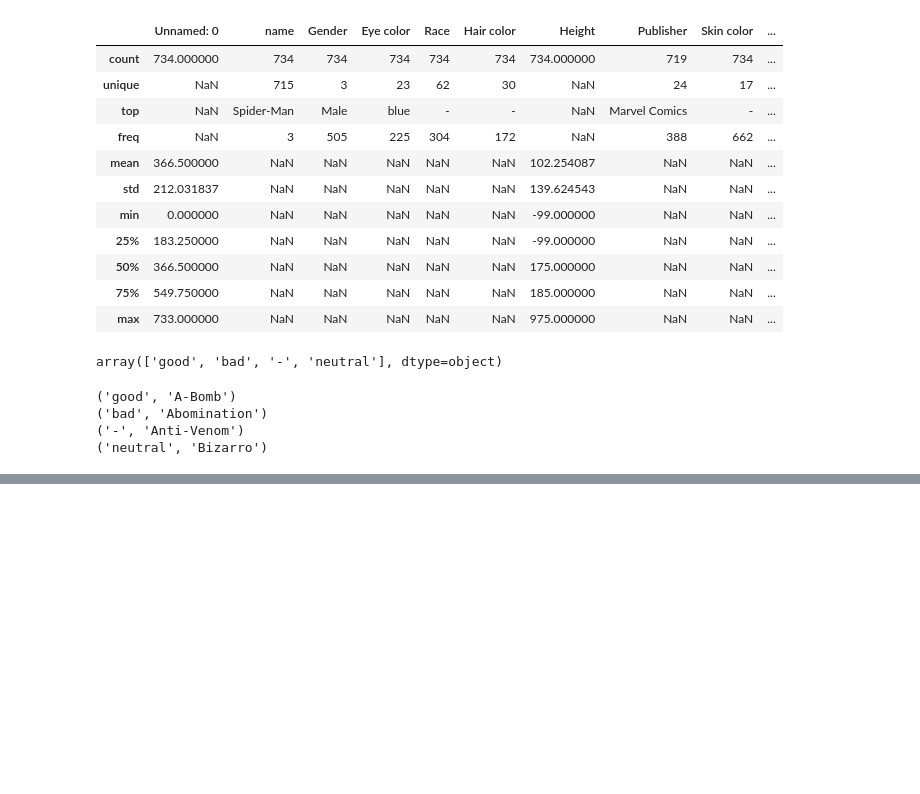
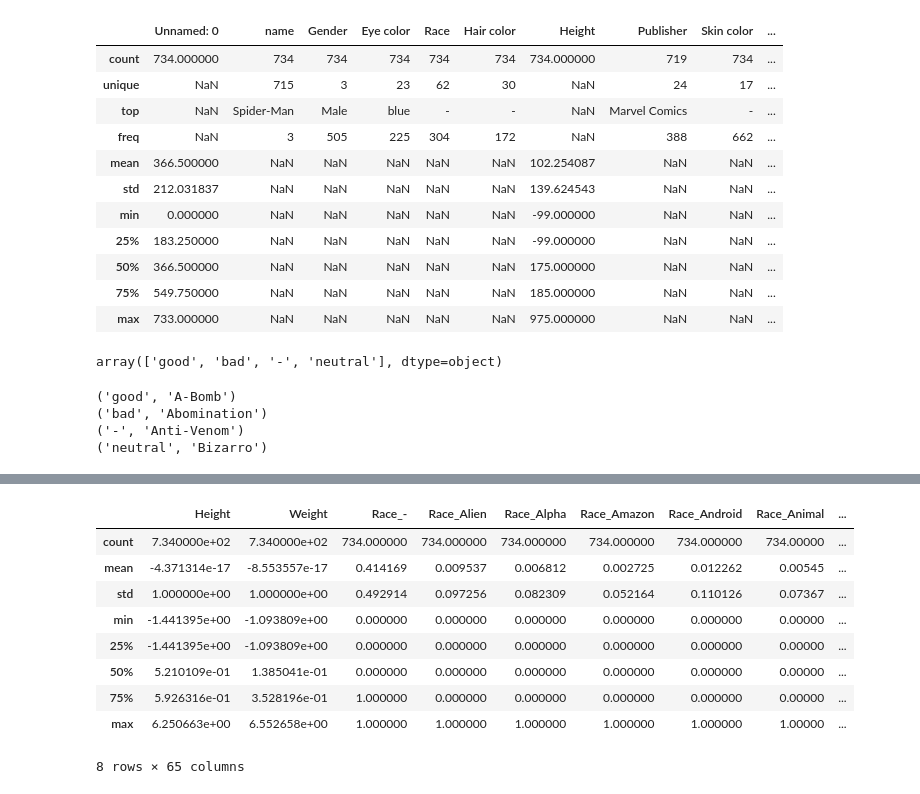
Before and after one commit to ViolettaShirokikh/MachineLearning, a Jupyter notebook: lab1.ipynb, the cells around one changed output, grey strips where cells are left out. Cells and saved outputs as stored; diff of their text form; code cells hidden in the pictures; blank space fills up the shorter version.

```diff
--- a/lab1.ipynb
+++ b/lab1.ipynb
@@ -246,0 +348,4 @@ for x in data['Alignment'].unique():
+# %%
+data.at[data['Gender'] == 'Male', 'Gender'] = 0
+data.at[data['Gender'] == 'Female', 'Gender'] = 1
+data['Gender'].describe()
@@ -246,0 +362,3 @@ for x in data['Alignment'].unique():
+# %%
+data_nonbinary = pd.get_dummies(data[nonbinary_columns])
+print(data_nonbinary.columns)
@@ -246,0 +386,3 @@ for x in data['Alignment'].unique():
+# %%
+data_numerical = data[numerical_columns]
+data_numerical.describe()
@@ -246,0 +399,2 @@ for x in data['Alignment'].unique():
+# %%
+data_numerical = (data_numerical - data_numerical.mean(axis = 0))/data_numerical.std(axis = 0)
@@ -246,0 +414,14 @@ for x in data['Alignment'].unique():
+# %%
+data = pd.concat((data_numerical, data_nonbinary, data[binary_columns]), axis = 1)
+data.describe()
+# %% [output]
+|  | Height | Weight | Race_- | Race_Alien | Race_Alpha | Race_Amazon | Race_Android | Race_Animal | ... |
+| count | 7.340000e+02 | 7.340000e+02 | 734.000000 | 734.000000 | 734.000000 | 734.000000 | 734.000000 | 734.00000 | ... |
+| mean | -4.371314e-17 | -8.553557e-17 | 0.414169 | 0.009537 | 0.006812 | 0.002725 | 0.012262 | 0.00545 | ... |
+| std | 1.000000e+00 | 1.000000e+00 | 0.492914 | 0.097256 | 0.082309 | 0.052164 | 0.110126 | 0.07367 | ... |
+| min | -1.441395e+00 | -1.093809e+00 | 0.000000 | 0.000000 | 0.000000 | 0.000000 | 0.000000 | 0.00000 | ... |
+| 25% | -1.441395e+00 | -1.093809e+00 | 0.000000 | 0.000000 | 0.000000 | 0.000000 | 0.000000 | 0.00000 | ... |
+| 50% | 5.210109e-01 | 1.385041e-01 | 0.000000 | 0.000000 | 0.000000 | 0.000000 | 0.000000 | 0.00000 | ... |
+| 75% | 5.926316e-01 | 3.528196e-01 | 1.000000 | 0.000000 | 0.000000 | 0.000000 | 0.000000 | 0.00000 | ... |
+| max | 6.250663e+00 | 6.552658e+00 | 1.000000 | 1.000000 | 1.000000 | 1.000000 | 1.000000 | 1.00000 | ... |
+8 rows × 65 columns
```
Also changed, not shown: parts of 33 cells of this notebook.
